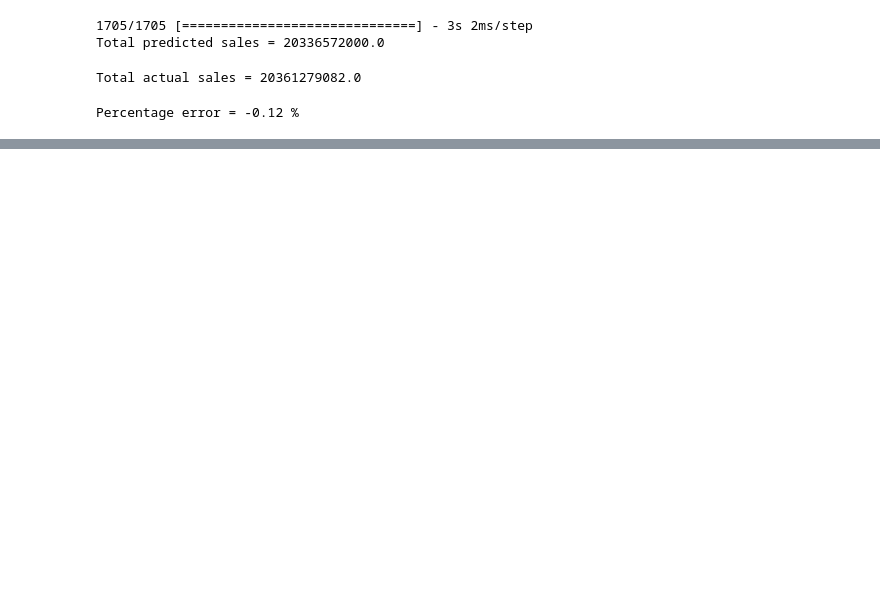
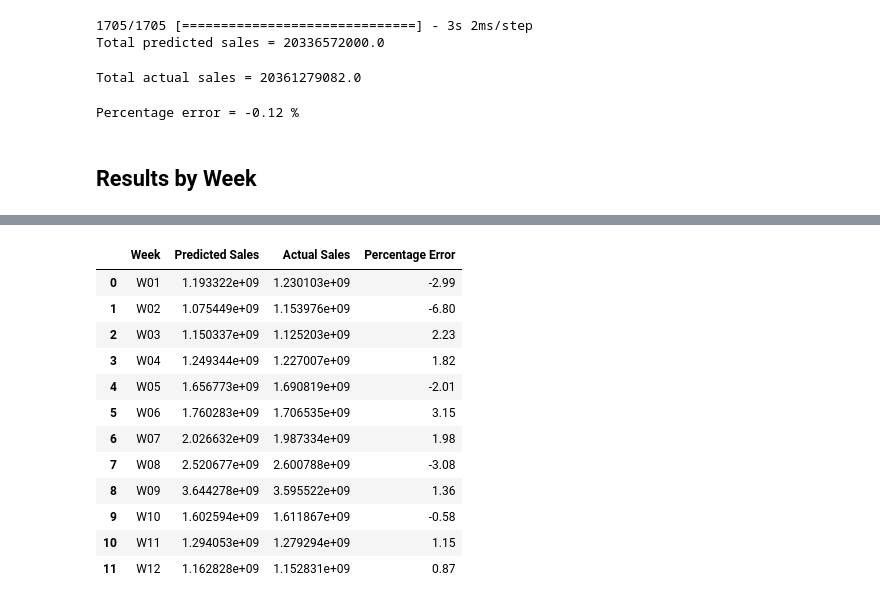
Before and after one commit to sagebhardt/forecast-AI-ynk, a Jupyter notebook: ML_forecast_YNK.ipynb, the cells around one changed output, grey strips where cells are left out. Cells and saved outputs as stored; diff of their text form; code cells hidden in the pictures; blank space fills up the shorter version.

Commit message:
Final results of the forecasted sales using ANN

```diff
--- a/ML_forecast_YNK.ipynb
+++ b/ML_forecast_YNK.ipynb
@@ -547,3 +549,29 @@ Total actual sales = 20361279082.0
 print('Percentage error =',np.round(100*(predANNFinal-actualSales)/actualSales,2),'%')
 # %% [output]
 Percentage error = -0.12 %
+# %% [markdown]
+## Results by Week
+# %%
+#Create a dataframe to store predicted sales, actual sales and percentage error
+resultsW = pd.DataFrame(columns=['Week','Predicted Sales','Actual Sales','Percentage Error'])
+
+for i in range(1, 13):
+    if(i<10):
+        week="W0"+str(i)
+    else:
+        week="W"+str(i)
+
+    indicesW = df[df['Semana'] == week].index
+
+    predANNWeek = model.predict(dataProcessed.loc[indicesW,featNames])
+    predANNWeek = predANNWeek.reshape(predANNWeek.shape[0], )
+
+    # Get actual sales for W01
+    actualSalesWeek= dataProcessed.loc[indicesW,'Venta Bruta ']
+    actualSalesWeek = np.sum(actualSalesWeek)
+
+    # Store predicted sales, actual sales and percentage error in dataframe
+    resultsW = resultsW.append({'Week':week,'Predicted Sales':np.sum(predANNWeek),'Actual Sales':actualSalesWeek,'Percentage Error':np.round(100*(np.sum(predANNWeek)-actualSalesWeek)/actualSalesWeek,2)}, ignore_index=True)
+
+resultsW
+# %% [output]
@@ -549,0 +590,13 @@ Percentage error = -0.12 %
+|  | Week | Predicted Sales | Actual Sales | Percentage Error |
+| 0 | W01 | 1.193322e+09 | 1.230103e+09 | -2.99 |
+| 1 | W02 | 1.075449e+09 | 1.153976e+09 | -6.80 |
+| 2 | W03 | 1.150337e+09 | 1.125203e+09 | 2.23 |
+| 3 | W04 | 1.249344e+09 | 1.227007e+09 | 1.82 |
+| 4 | W05 | 1.656773e+09 | 1.690819e+09 | -2.01 |
+| 5 | W06 | 1.760283e+09 | 1.706535e+09 | 3.15 |
+| 6 | W07 | 2.026632e+09 | 1.987334e+09 | 1.98 |
+| 7 | W08 | 2.520677e+09 | 2.600788e+09 | -3.08 |
+| 8 | W09 | 3.644278e+09 | 3.595522e+09 | 1.36 |
+| 9 | W10 | 1.602594e+09 | 1.611867e+09 | -0.58 |
+| 10 | W11 | 1.294053e+09 | 1.279294e+09 | 1.15 |
+| 11 | W12 | 1.162828e+09 | 1.152831e+09 | 0.87 |
```
Also changed, not shown: parts of 2 cells of this notebook.
